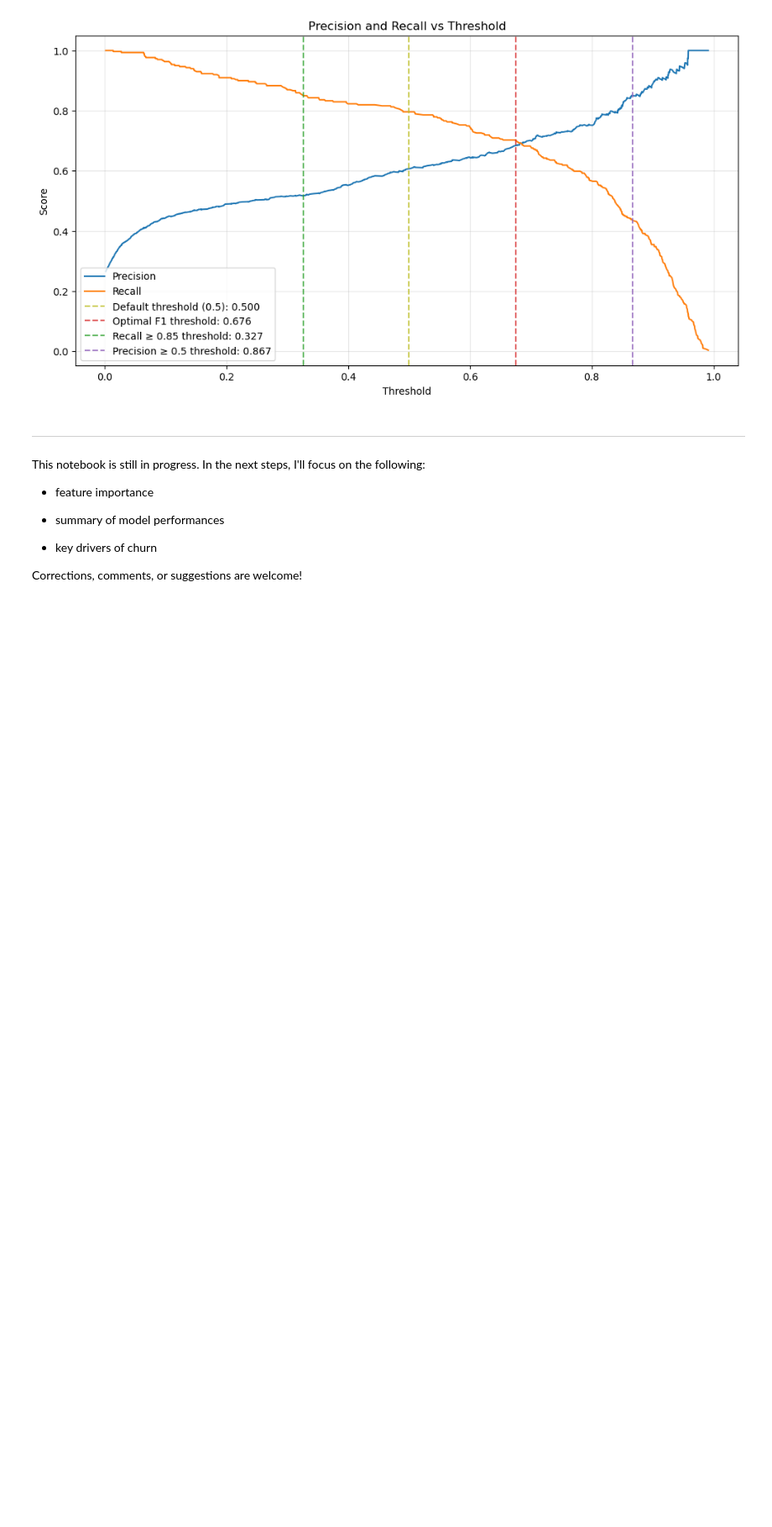
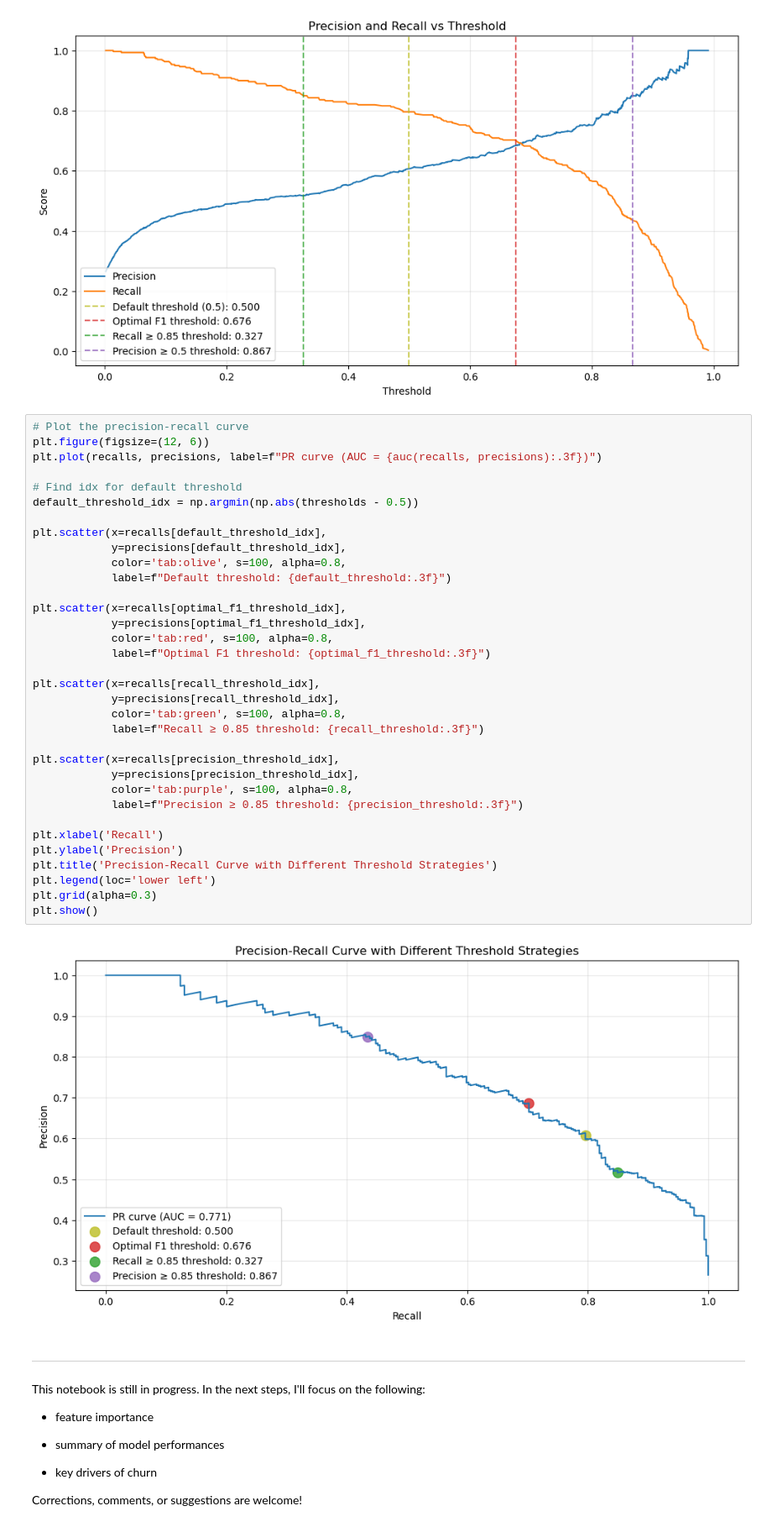
Before and after one commit to seckinadali/telco-churn-prediction, a Jupyter notebook: notebooks/03_modeling_and_evaluation.ipynb, the cells around one changed output. Shown at 84% size. Cells and saved outputs as stored; diff of their text form; blank space fills up the shorter version.

Commit message:
Plot threshold strategies on the precision-recall curve

```diff
--- a/notebooks/03_modeling_and_evaluation.ipynb
+++ b/notebooks/03_modeling_and_evaluation.ipynb
@@ -1228,6 +1228,42 @@ plt.grid(alpha=0.3)
 plt.show()
 # %% [output]
 [figure]
+# %%
+# Plot the precision-recall curve
+plt.figure(figsize=(12, 6))
+plt.plot(recalls, precisions, label=f"PR curve (AUC = {auc(recalls, precisions):.3f})")
+
+# Find idx for default threshold
+default_threshold_idx = np.argmin(np.abs(thresholds - 0.5))
+
+plt.scatter(x=recalls[default_threshold_idx],
+            y=precisions[default_threshold_idx],
+            color='tab:olive', s=100, alpha=0.8,
+            label=f"Default threshold: {default_threshold:.3f}")
+
+plt.scatter(x=recalls[optimal_f1_threshold_idx],
+            y=precisions[optimal_f1_threshold_idx],
+            color='tab:red', s=100, alpha=0.8,
+            label=f"Optimal F1 threshold: {optimal_f1_threshold:.3f}")
+
+plt.scatter(x=recalls[recall_threshold_idx],
+            y=precisions[recall_threshold_idx],
+            color='tab:green', s=100, alpha=0.8,
+            label=f"Recall ≥ 0.85 threshold: {recall_threshold:.3f}")
+
+plt.scatter(x=recalls[precision_threshold_idx],
+            y=precisions[precision_threshold_idx],
+            color='tab:purple', s=100, alpha=0.8,
+            label=f"Precision ≥ 0.85 threshold: {precision_threshold:.3f}")
+
+plt.xlabel('Recall')
+plt.ylabel('Precision')
+plt.title('Precision-Recall Curve with Different Threshold Strategies')
+plt.legend(loc='lower left')
+plt.grid(alpha=0.3)
+plt.show()
+# %% [output]
+[figure, added]
 # %% [markdown]
 ---
 
```
